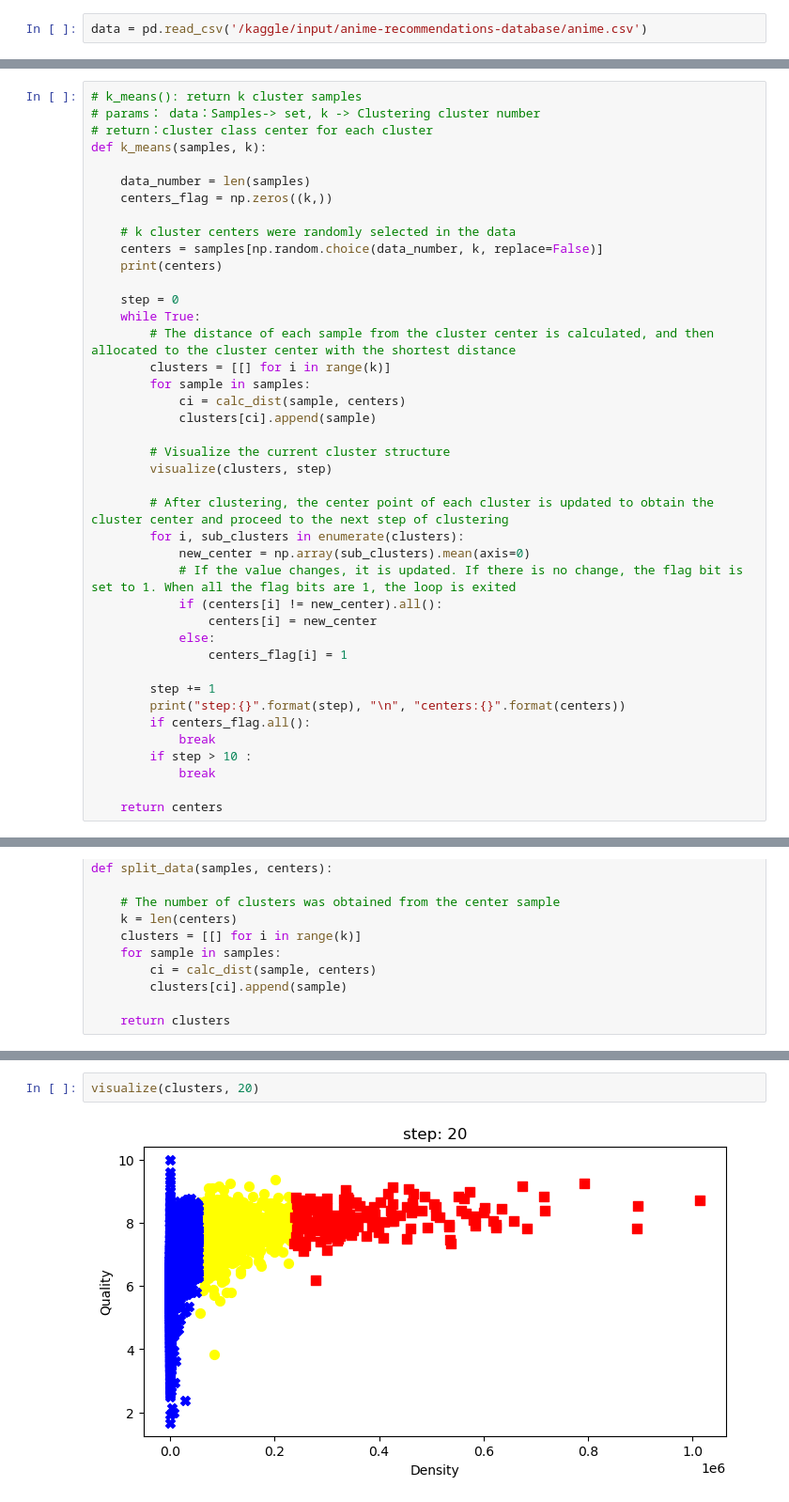
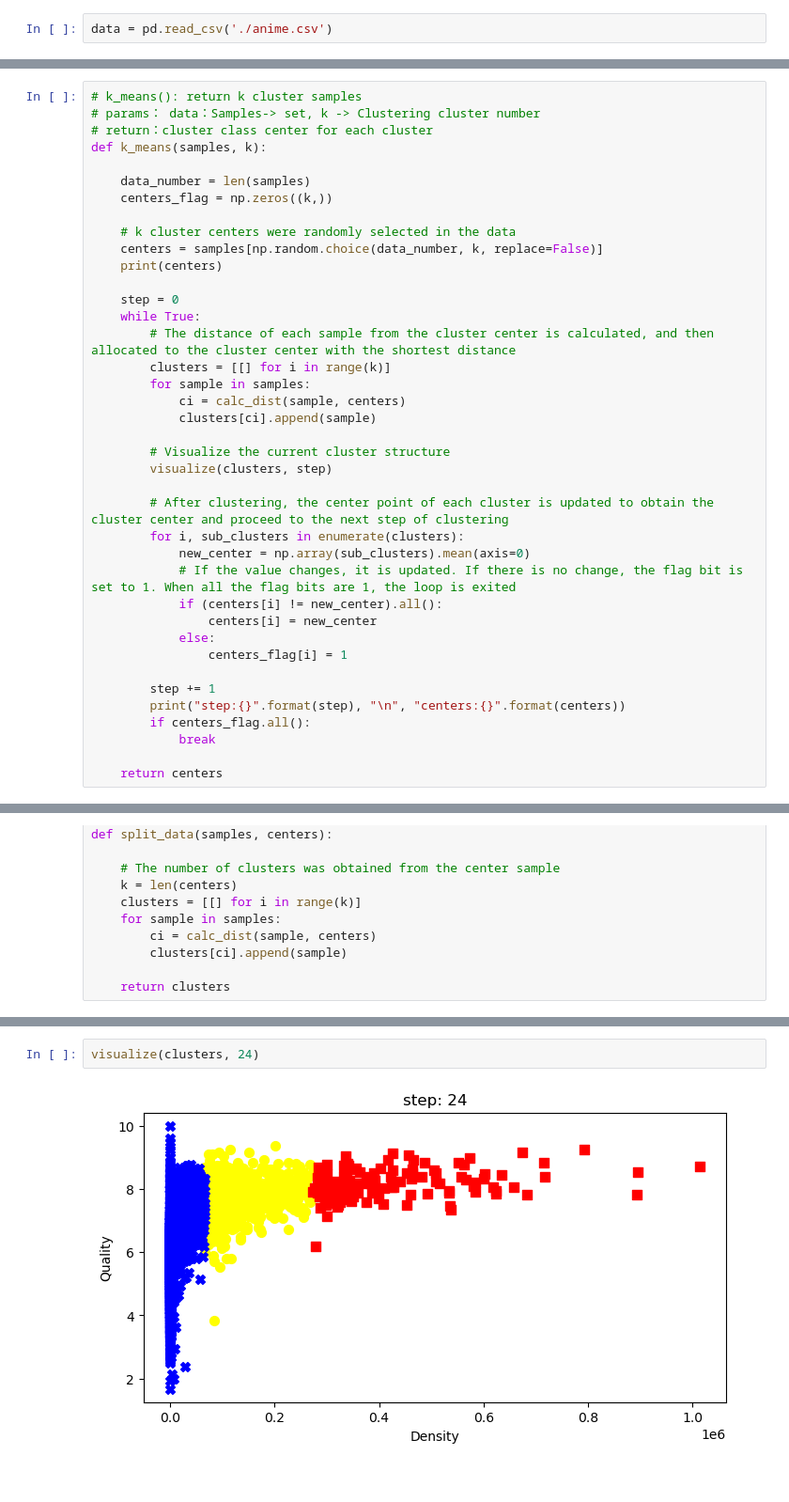
Before and after one commit to SixZeraAlan/Kaggle-dataset, a Jupyter notebook: HanYao_002197706.ipynb, the cells around one changed output, grey strips where cells are left out. Shown: that part at 94% size. Drawn from its saved outputs; the diff is of its cells as text.

```diff
--- a/HanYao_002197706.ipynb
+++ b/HanYao_002197706.ipynb
@@ -5,4 +5,4 @@ import matplotlib.pyplot as plt
 # %% [markdown]
 # Data Preprocessing
 # %%
-data = pd.read_csv('/kaggle/input/anime-recommendations-database/anime.csv')
+data = pd.read_csv('./anime.csv')
@@ -183,8 +181,6 @@ def k_means(samples, k):
         print("step:{}".format(step), "\n", "centers:{}".format(centers))
         if centers_flag.all():
             break
-        if step > 10 :
-            break
 
     return centers
 # %%
@@ -245,4 +241,4 @@ step:5
 # %%
-visualize(clusters, 20)
+visualize(clusters, 24)
 # %% [output]
-[figure, old version]
+[figure, new version]
```
Also changed, not shown: parts of 2 cells of this notebook.
